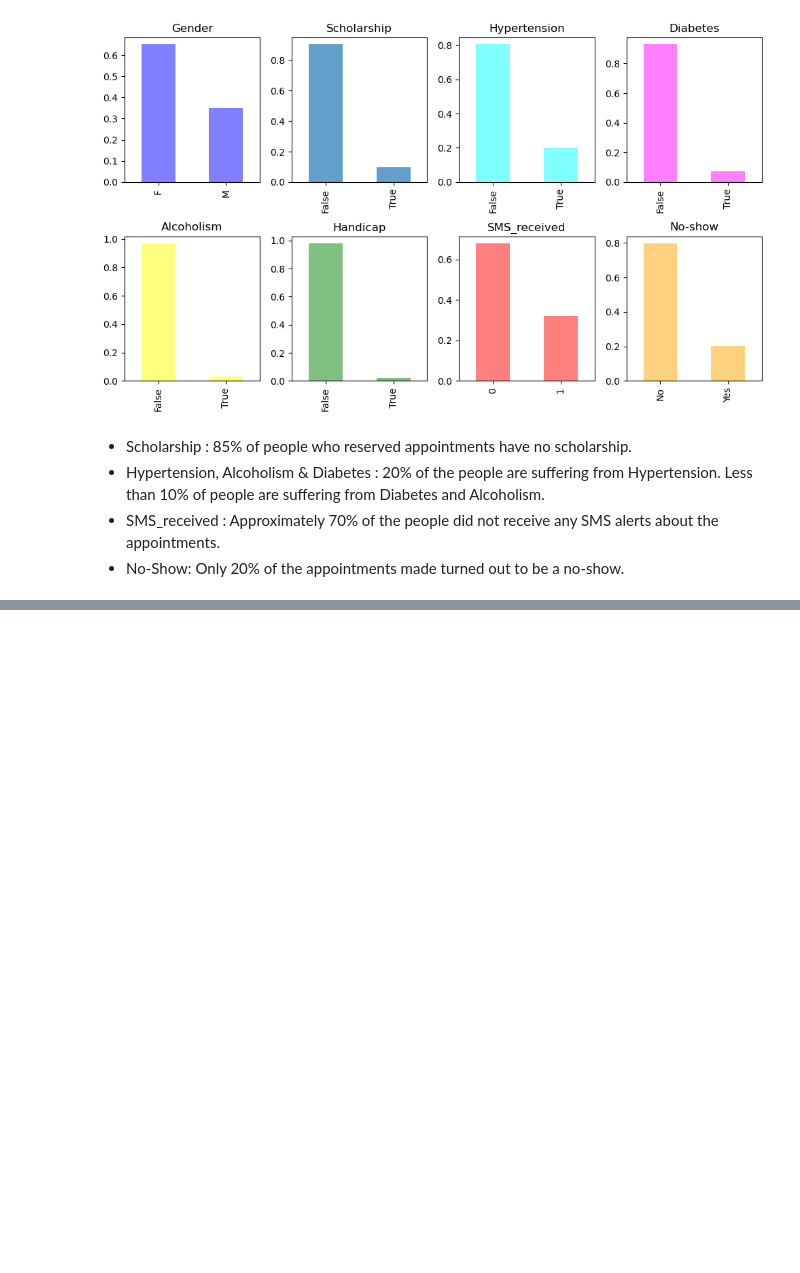
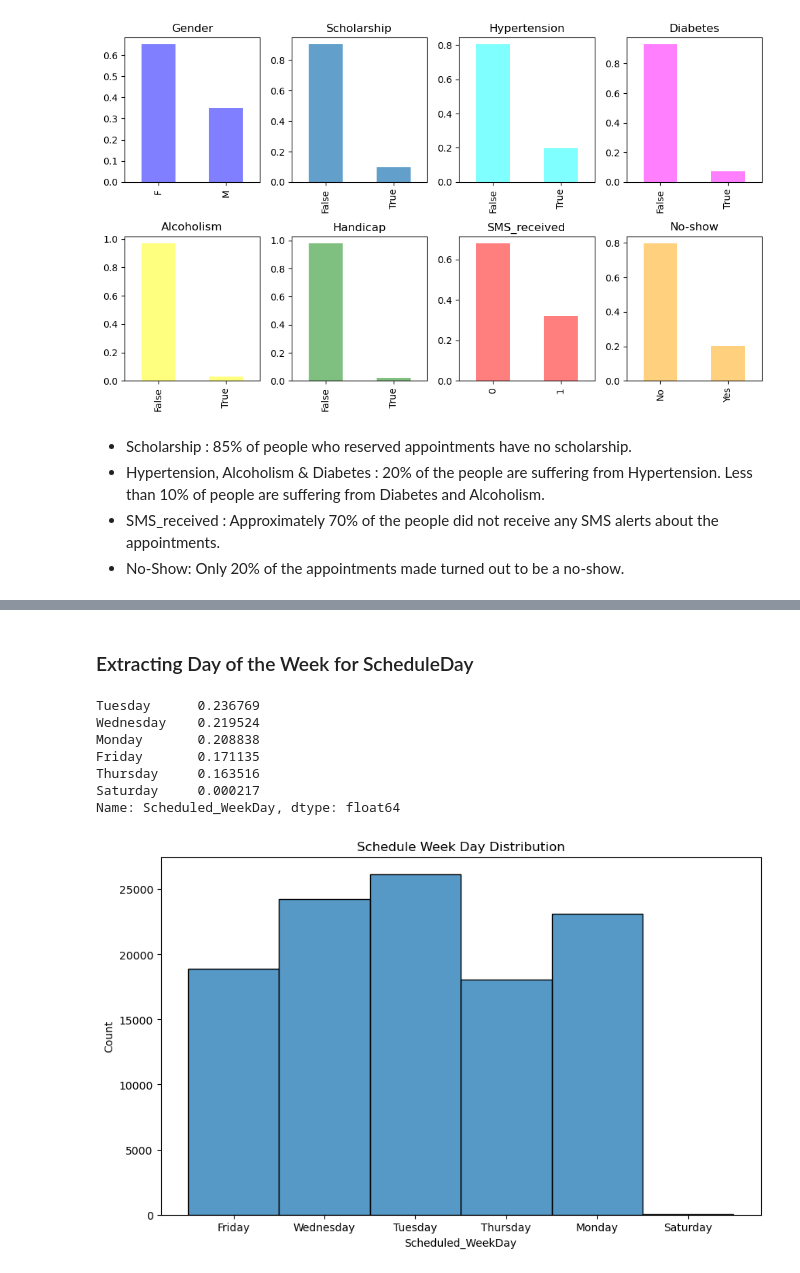
Before and after one commit to Milan1508/HealthCare_Data_Analysis, a Jupyter notebook: healthcare.ipynb, the cells around one changed output, grey strips where cells are left out. Saved outputs shown, nothing was run; the diff lists cells and outputs as text; code cells hidden in the pictures; blank space fills up the shorter version.

Commit message:
Scheduleday and appoinment day

```diff
--- a/healthcare.ipynb
+++ b/healthcare.ipynb
@@ -343,0 +362,20 @@ plt.show()
+# %% [markdown]
+### Extracting Day of the Week for ScheduleDay
+# %%
+base_data['Scheduled_WeekDay'] = base_data['ScheduledDay'].dt.day_name()
+
+print(base_data['Scheduled_WeekDay'].value_counts(normalize = True))
+
+plt.figure(figsize=(10,6))
+sns.histplot(base_data['Scheduled_WeekDay'])
+plt.title('Schedule Week Day Distribution')
+plt.show()
+# %% [output]
+Tuesday      0.236769
+Wednesday    0.219524
+Monday       0.208838
+Friday       0.171135
+Thursday     0.163516
+Saturday     0.000217
+Name: Scheduled_WeekDay, dtype: float64
+[figure, added]
```
Also changed, not shown: parts of 2 cells of this notebook.
